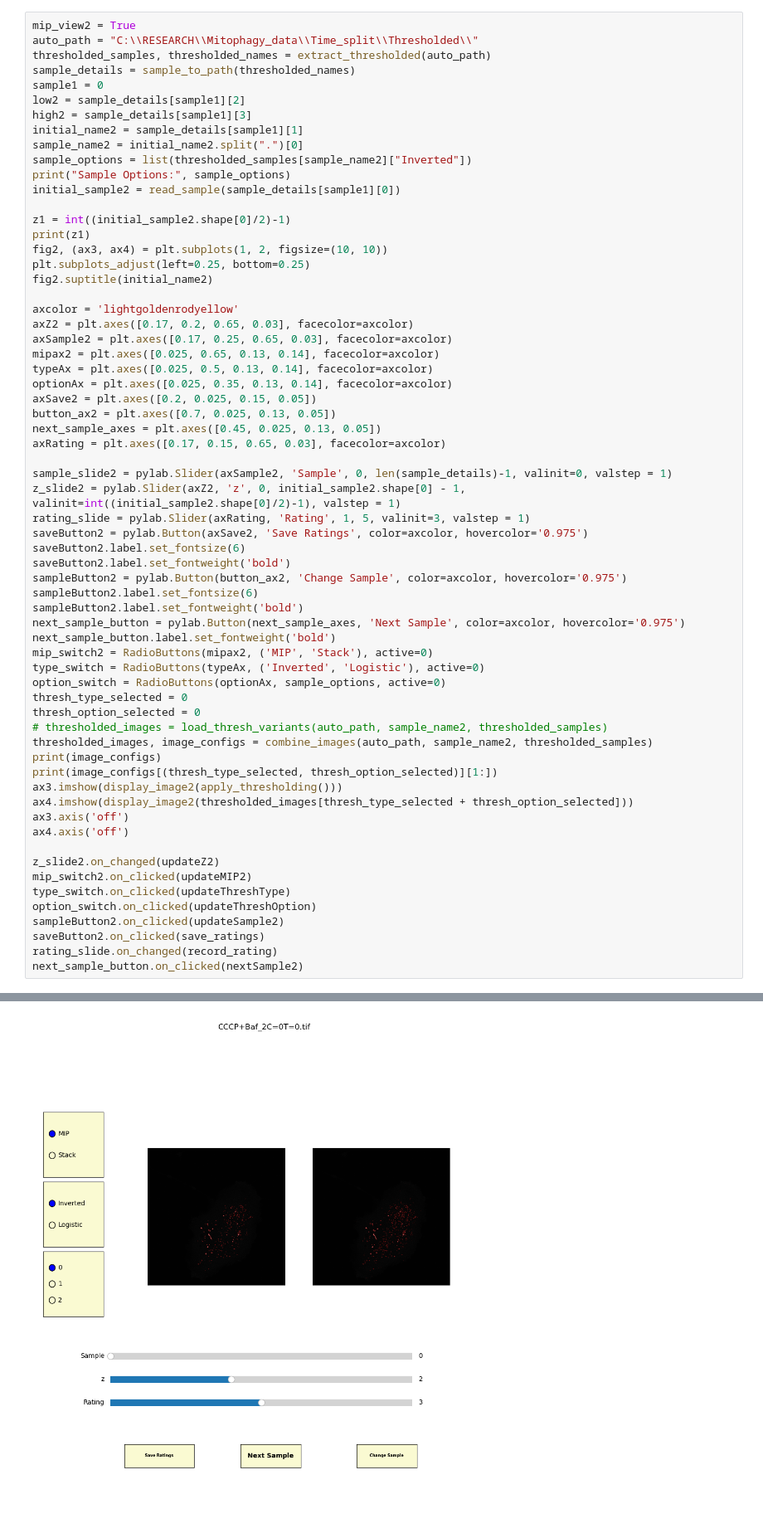
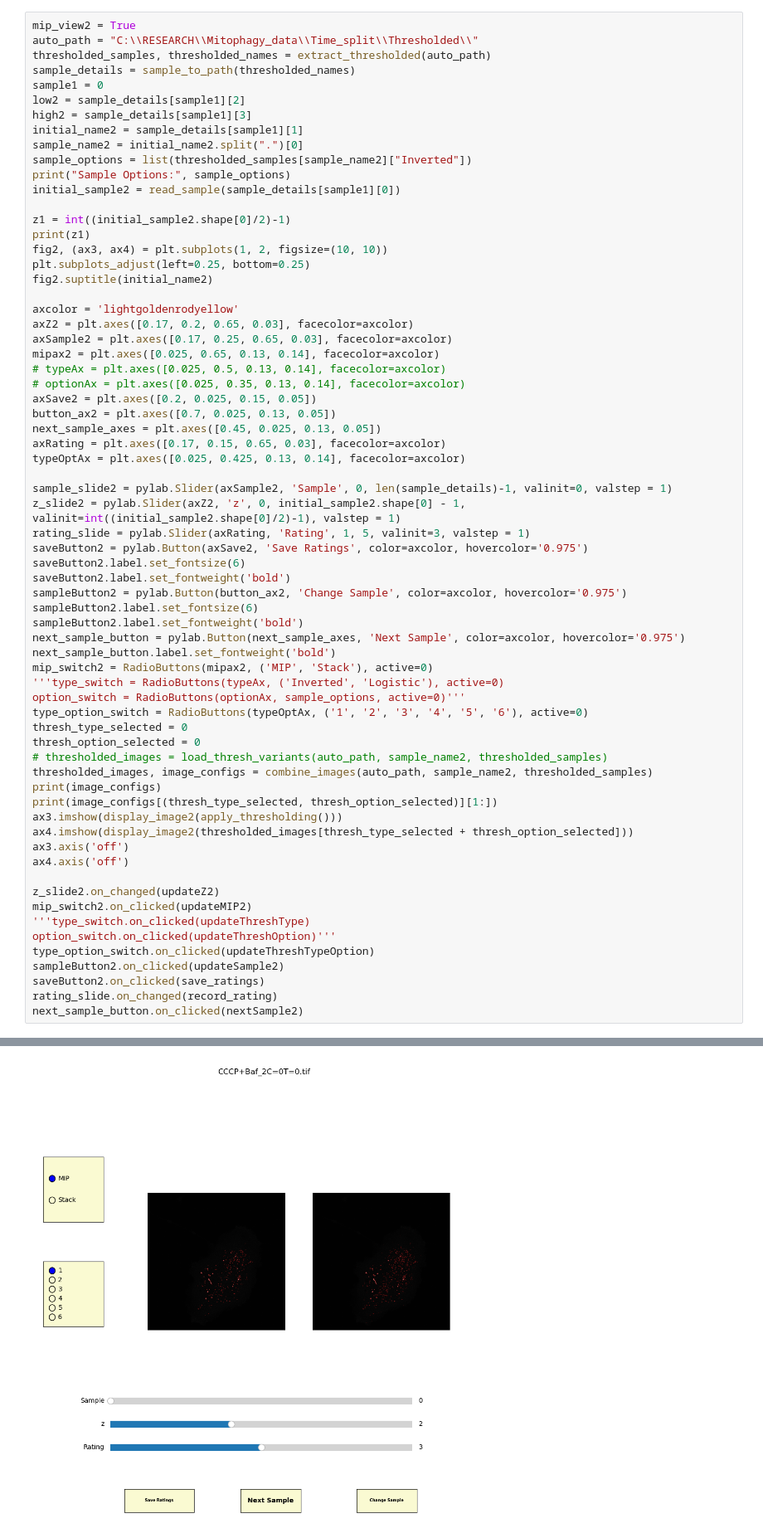
Before and after one commit to RichBat/Masters-Research, a Jupyter notebook: ThresholdingValidation.ipynb, the cells around one changed output, grey strips where cells are left out. Shown at 83% size. Drawn from its saved outputs; the diff is of its cells as text; blank space fills up the shorter version.

```diff
--- a/ThresholdingValidation.ipynb
+++ b/ThresholdingValidation.ipynb
@@ -613,12 +694,13 @@ axcolor = 'lightgoldenrodyellow'
 axZ2 = plt.axes([0.17, 0.2, 0.65, 0.03], facecolor=axcolor)
 axSample2 = plt.axes([0.17, 0.25, 0.65, 0.03], facecolor=axcolor)
 mipax2 = plt.axes([0.025, 0.65, 0.13, 0.14], facecolor=axcolor)
-typeAx = plt.axes([0.025, 0.5, 0.13, 0.14], facecolor=axcolor)
-optionAx = plt.axes([0.025, 0.35, 0.13, 0.14], facecolor=axcolor)
+# typeAx = plt.axes([0.025, 0.5, 0.13, 0.14], facecolor=axcolor)
+# optionAx = plt.axes([0.025, 0.35, 0.13, 0.14], facecolor=axcolor)
 axSave2 = plt.axes([0.2, 0.025, 0.15, 0.05])
 button_ax2 = plt.axes([0.7, 0.025, 0.13, 0.05])
 next_sample_axes = plt.axes([0.45, 0.025, 0.13, 0.05])
 axRating = plt.axes([0.17, 0.15, 0.65, 0.03], facecolor=axcolor)
+typeOptAx = plt.axes([0.025, 0.425, 0.13, 0.14], facecolor=axcolor)
 
 sample_slide2 = pylab.Slider(axSample2, 'Sample', 0, len(sample_details)-1, valinit=0, valstep = 1)
 z_slide2 = pylab.Slider(axZ2, 'z', 0, initial_sample2.shape[0] - 1, valinit=int((initial_sample2.shape[0]/2)-1), valstep = 1)
@@ -628,38 +710,40 @@ saveButton2.label.set_fontsize(6)
 saveButton2.label.set_fontweight('bold')
 sampleButton2 = pylab.Button(button_ax2, 'Change Sample', color=axcolor, hovercolor='0.975')
 sampleButton2.label.set_fontsize(6)
 sampleButton2.label.set_fontweight('bold')
 next_sample_button = pylab.Button(next_sample_axes, 'Next Sample', color=axcolor, hovercolor='0.975')
 next_sample_button.label.set_fontweight('bold')
 mip_switch2 = RadioButtons(mipax2, ('MIP', 'Stack'), active=0)
-type_switch = RadioButtons(typeAx, ('Inverted', 'Logistic'), active=0)
-option_switch = RadioButtons(optionAx, sample_options, active=0)
+'''type_switch = RadioButtons(typeAx, ('Inverted', 'Logistic'), active=0)
+option_switch = RadioButtons(optionAx, sample_options, active=0)'''
+type_option_switch = RadioButtons(typeOptAx, ('1', '2', '3', '4', '5', '6'), active=0)
 thresh_type_selected = 0
 thresh_option_selected = 0
 # thresholded_images = load_thresh_variants(auto_path, sample_name2, thresholded_samples)
 thresholded_images, image_configs = combine_images(auto_path, sample_name2, thresholded_samples)
 print(image_configs)
 print(image_configs[(thresh_type_selected, thresh_option_selected)][1:])
 ax3.imshow(display_image2(apply_thresholding()))
 ax4.imshow(display_image2(thresholded_images[thresh_type_selected + thresh_option_selected]))
 ax3.axis('off')
 ax4.axis('off')
 
 z_slide2.on_changed(updateZ2)
 mip_switch2.on_clicked(updateMIP2)
-type_switch.on_clicked(updateThreshType)
-option_switch.on_clicked(updateThreshOption)
+'''type_switch.on_clicked(updateThreshType)
+option_switch.on_clicked(updateThreshOption)'''
+type_option_switch.on_clicked(updateThreshTypeOption)
 sampleButton2.on_clicked(updateSample2)
 saveButton2.on_clicked(save_ratings)
 rating_slide.on_changed(record_rating)
 next_sample_button.on_clicked(nextSample2)
 # %% [output]
 Sample Options: ['0', '1', '2']
 2
 {(0, 0): [0, 'Inverted', '0'], (0, 1): [1, 'Inverted', '1'], (0, 2): [2, 'Inverted', '2'], (3, 0): [3, 'Logistic', '0'], (3, 1): [4, 'Logistic', '1'], (3, 2): [5, 'Logistic', '2']}
 ['Inverted', '0']
 0
-[figure, old version]
+[figure, new version]
 # %%
 print(sample_ratings)
 # %% [output]
```
Also changed, not shown: parts of 6 cells of this notebook, 3 other files.
